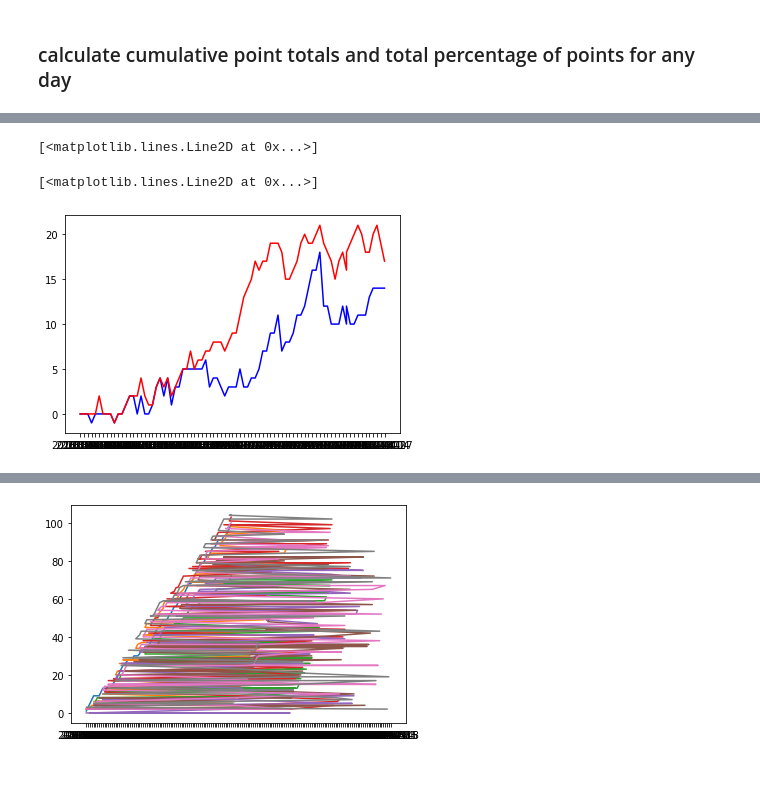
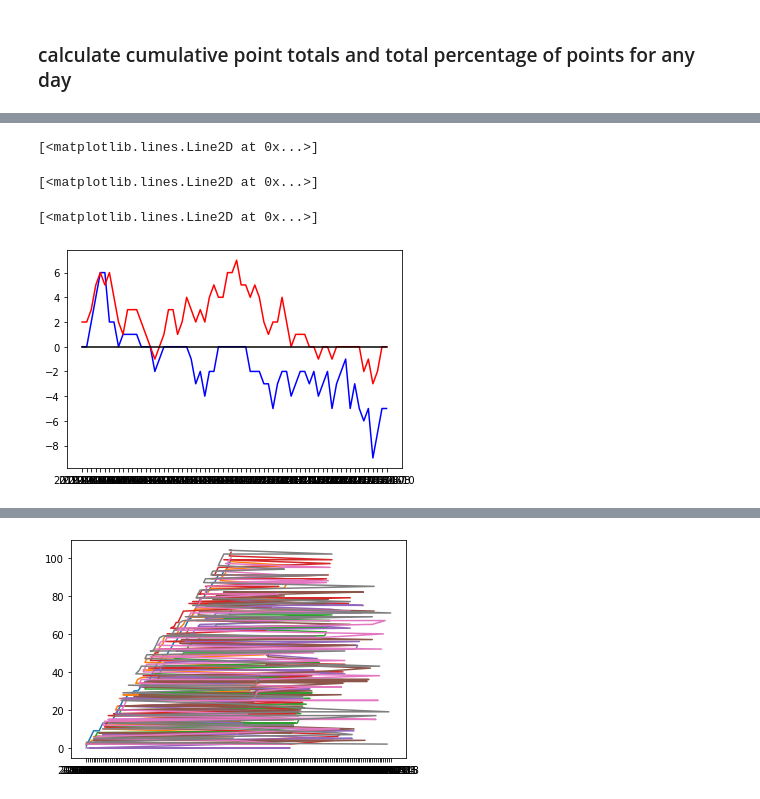
Before and after one commit to shawzy2/nhl_gm_knowledge_graph, a Jupyter notebook: notebook/game-score-miner.ipynb, the cells around one changed output, grey strips where cells are left out. Cells and saved outputs as stored; diff of their text form; code cells hidden in the pictures.

Commit message:
mined/cleaned/loaded data for daily standings into db

```diff
--- a/notebook/game-score-miner.ipynb
+++ b/notebook/game-score-miner.ipynb
@@ -105,0 +227,22 @@ df['points_pct'] = df['cum_points'] / df['total_possible_points']
+# %%
+def get_cum_points(date, team, df):
+    try:
+        return df[(df['date']==date) & (df['team']==team)]['cum_points'].reset_index()['cum_points'][0]
+    except:
+        return 0
+# %%
+standings = []
+# season = '2020-21'
+for season in df['season'].unique():
+    for team in df[df['season']==season]['team'].unique():
+        division = df[(df['season']==season) & (df['team']==team)].reset_index()['division'][0]
+        conference = df[(df['season']==season) & (df['team']==team)].reset_index()['conference'][0]
+        last_point_total = 0
+        dates = np.arange(datetime(int(season[:4]),6,1), datetime(int(season[:4])+1,6,1), timedelta(days=1)).astype(datetime)
+        for date in dates:
+            this_day_points = get_cum_points(date, team, df)
+            if this_day_points == 0:
+                this_day_points = last_point_total
+            else:
+                last_point_total = this_day_points
+            standings.append([season, date, team, division, conference, this_day_points])
@@ -106,14 +294,18 @@ df['points_pct'] = df['cum_points'] / df['total_possible_points']
 # %%
 # find cumulative points threshold for divisional playoff spot
 def division_playoff_spot(row, df):
+    season = row.season
     date = row.date
     division = row.division
     cutoff = 2
     if row.season <= '2012-13':
         cutoff = 0
+    elif row.season == '2020-21':
+        cutoff = 3
     try:
-        return df[(df['date'] <= date) &
-                   (df['division']==division)] \
+        return df[(df['season']==season) &
+                    (df['date'] <= date) &
+                    (df['division']==division)] \
                     .sort_values(by='date', ascending=False) \
                     .drop_duplicates(subset = ["team"]) \
                     .sort_values(by='cum_points', ascending=False) \
@@ -123,11 +315,13 @@ def division_playoff_spot(row, df):
 
 # find cumulative points threshold for conference playoff spot
 def conference_playoff_spot(row, df):
+    season = row.season
     date = row.date
     conference = row.conference
     try:
-        return df[(df['date'] <= date) &
-                   (df['conference']==conference)] \
+        return df[(df['season']==season) &
+                    (df['date'] <= date) &
+                    (df['conference']==conference)] \
                     .sort_values(by='date', ascending=False) \
                     .drop_duplicates(subset = ["team"]) \
                     .sort_values(by='cum_points', ascending=False) \
@@ -145,5 +345,5 @@ df['points_above_conference_spot'] = df['cum_points'] - df['conference_threshold
 # %%
-df_team = df[df['team']=='Calgary Flames']
+df_team = df[(df['season']=='2019-20') & (df['team']=='Carolina Hurricanes')]
 df_team
 # %% [output]
 |  | season | date | team | points | division | conference | cum_points | possible_points | ... |
@@ -162,10 +362,12 @@ df_team
 # %%
 display(plt.plot(df_team['date'], df_team['points_above_division_spot'], linestyle = 'solid', color='blue'))
 display(plt.plot(df_team['date'], df_team['points_above_conference_spot'], linestyle = 'solid', color='red'))
+display(plt.plot(df_team['date'], [0] * len(df_team), linestyle = 'solid', color='black'))
 # %% [output]
 [<matplotlib.lines.Line2D at 0x...>]
 [<matplotlib.lines.Line2D at 0x...>]
+[<matplotlib.lines.Line2D at 0x...>]
-[figure, old version]
+[figure, new version]
 # %%
 display(plt.plot(df_team['date'], df_team['points_pct'], linestyle = 'solid'))
 # %% [output]
```
Also changed, not shown: parts of 30 cells of this notebook, 13 other files.
